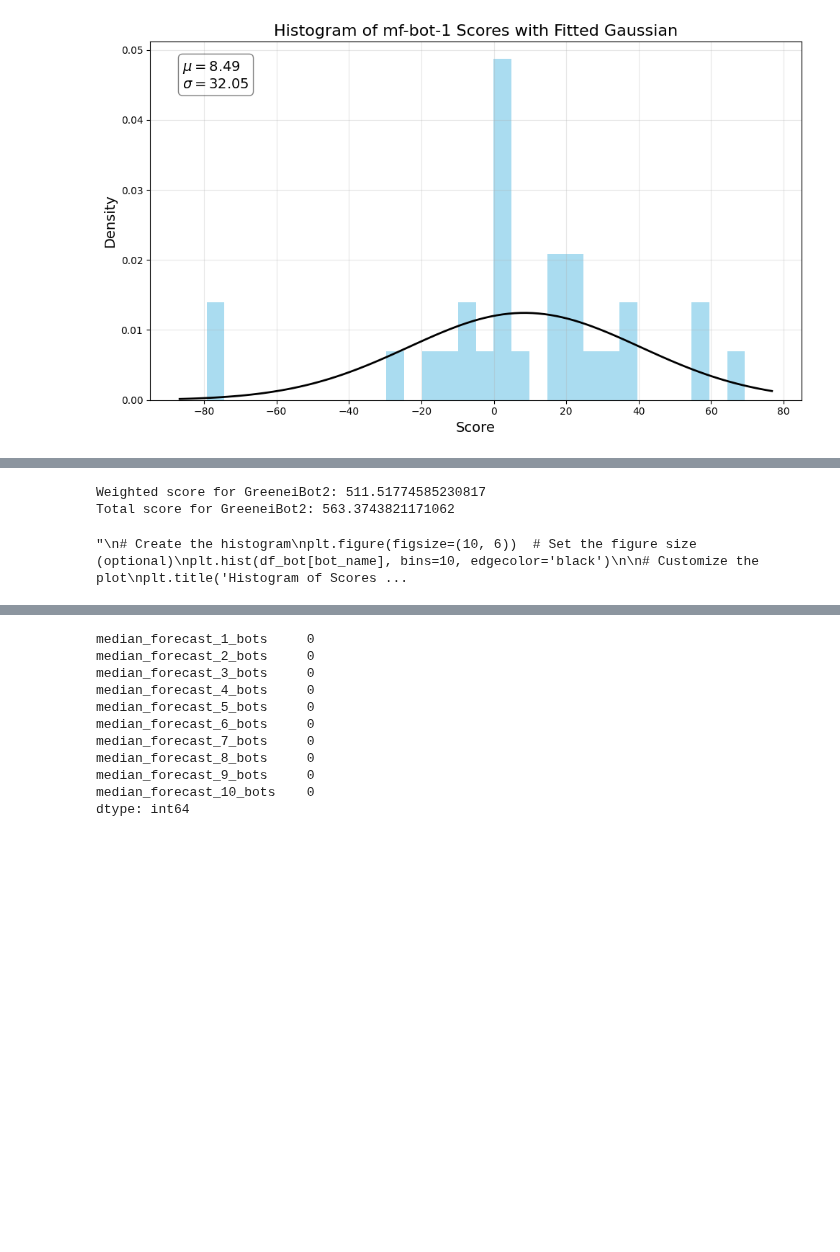
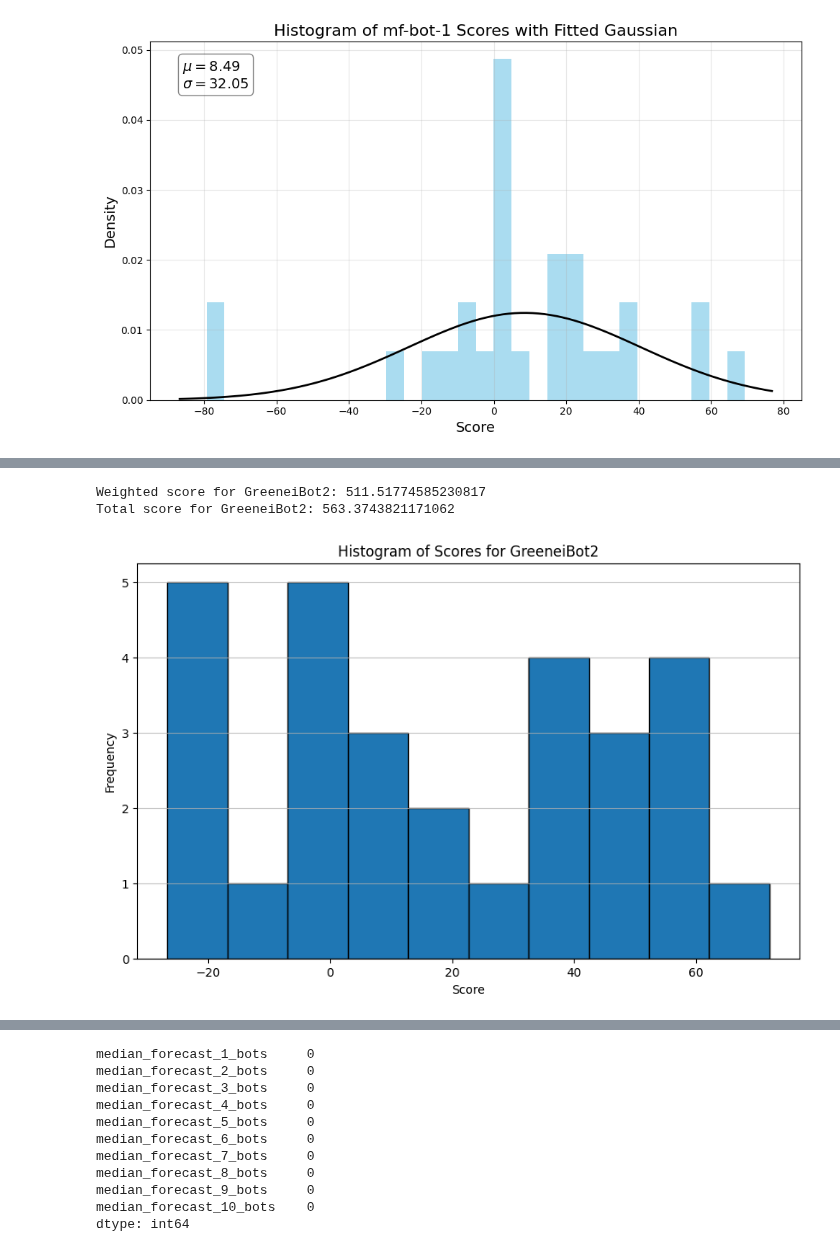
Before and after one commit to Metaculus/aib-analysis, a Jupyter notebook: Copy_of_AI_BENCHMARKING_LEADERBOARDS.ipynb, the cells around one changed output, grey strips where cells are left out. Cells and saved outputs as stored; diff of their text form; code cells hidden in the pictures; blank space fills up the shorter version.

```diff
--- a/Copy_of_AI_BENCHMARKING_LEADERBOARDS.ipynb
+++ b/Copy_of_AI_BENCHMARKING_LEADERBOARDS.ipynb
@@ -1171,38 +1115,35 @@ bot_name = 'GreeneiBot2'
 df_bot = df_bot_peer_wide[['bot_question_id', 'question_weight', bot_name]]
 df_bot = df_bot.dropna()
 df_bot = df_bot.reset_index(drop=True)
 
 df_bot['weighted_score'] = df_bot[bot_name] * df_bot['question_weight']
 
 weighted_score = df_bot['weighted_score'].sum()
 
 print(f"Weighted score for {bot_name}: {weighted_score}")
 
 total_score = df_bot[bot_name].sum()
 
 print(f"Total score for {bot_name}: {total_score}\n")
 
-#print(df_bot)
-"""
 # Create the histogram
 plt.figure(figsize=(10, 6))  # Set the figure size (optional)
 plt.hist(df_bot[bot_name], bins=10, edgecolor='black')
 
 # Customize the plot
-plt.title('Histogram of Scores')
+plt.title(f'Histogram of Scores for {bot_name}')
 plt.xlabel('Score')
 plt.ylabel('Frequency')
 
 # Add grid lines (optional)
 plt.grid(axis='y', alpha=0.75)
 
 # Show the plot
 plt.show()
-"""
 # %% [output]
 Weighted score for GreeneiBot2: 511.51774585230817
 Total score for GreeneiBot2: 563.3743821171062
-"\n# Create the histogram\nplt.figure(figsize=(10, 6))  # Set the figure size (optional)\nplt.hist(df_bot[bot_name], bins=10, edgecolor='black')\n\n# Customize the plot\nplt.title('Histogram of Scores ...
+[figure, added]
 # %%
 # @title Weighted Bot Only Peer, T test
 
```
Also changed, not shown: parts of 24 cells of this notebook.
